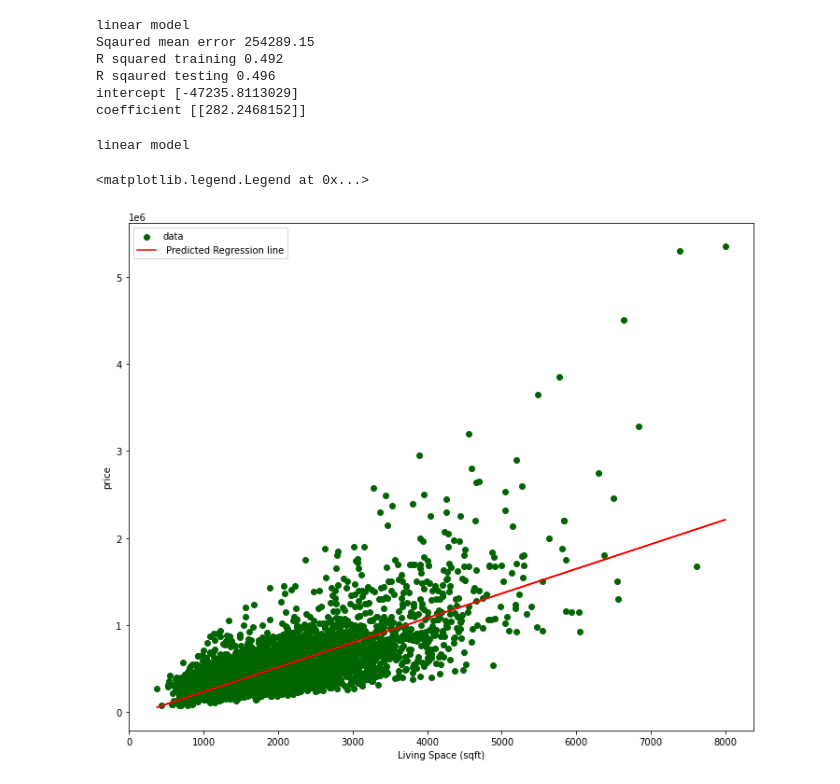
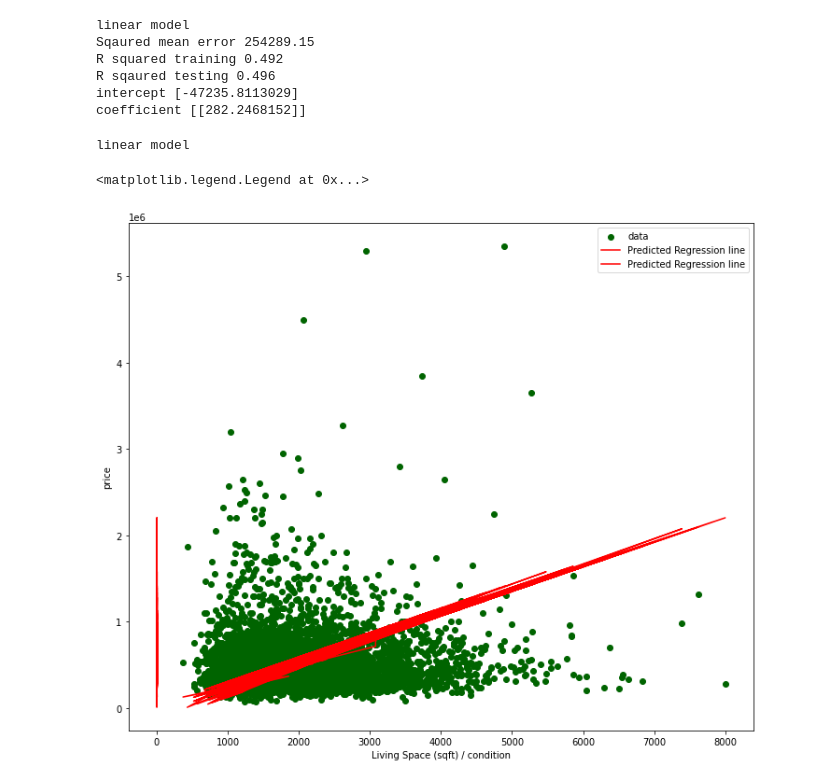
Before and after one commit to EgyJoe/GMC_ML_Reg_01, a Jupyter notebook: GMC_Regression_01.ipynb, the cells around one changed output. Cells and saved outputs as stored; diff of their text form; code cells hidden in the pictures.

```diff
--- a/GMC_Regression_01.ipynb
+++ b/GMC_Regression_01.ipynb
@@ -134,25 +151,25 @@ coefficient [[282.2468152]]
 # %%
 # Multilinear
 
 train_data,test_data=train_test_split(df,train_size=0.8,random_state=3)
 reg=linear_model.LinearRegression()
-x_train=np.array(train_data['sqft_living'], train_data['condition']).reshape(-1,1)
-y_train=np.array(train_data['price']).reshape(-1,1)
+x_train=train_data[['sqft_living','condition']].values
+y_train=train_data['price'].values
 reg.fit(x_train,y_train)
 
-x_test=np.array(test_data['sqft_living'], train_data['condition']).reshape(-1,1)
-y_test=np.array(test_data['price']).reshape(-1,1)
+x_test=test_data[['sqft_living','condition']].values
+y_test=test_data['price'].values
 pred=reg.predict(x_test)
 print('linear model')
 mean_squared_error=metrics.mean_squared_error(y_test,pred)
 
 _, ax = plt.subplots(figsize= (12, 10))
-plt.scatter(x_test, y_test, color= 'darkgreen', label = 'data')
-plt.plot(x_test, reg.predict(x_test), color='red', label= ' Predicted Regression line')
-plt.xlabel('Living Space (sqft)')
+plt.scatter(sorted(test_data["sqft_living"].values.reshape(-1)), y_test, color= 'darkgreen', label = 'data')
+plt.plot(x_test, reg.predict(x_test), color='red', label= 'Predicted Regression line')
+plt.xlabel('Living Space (sqft) / condition')
 plt.ylabel('price')
 plt.legend()
 # %% [output]
 linear model
 <matplotlib.legend.Legend at 0x...>
-[figure, old version]
+[figure, new version]
```
Also changed, not shown: parts of 2 cells of this notebook.
